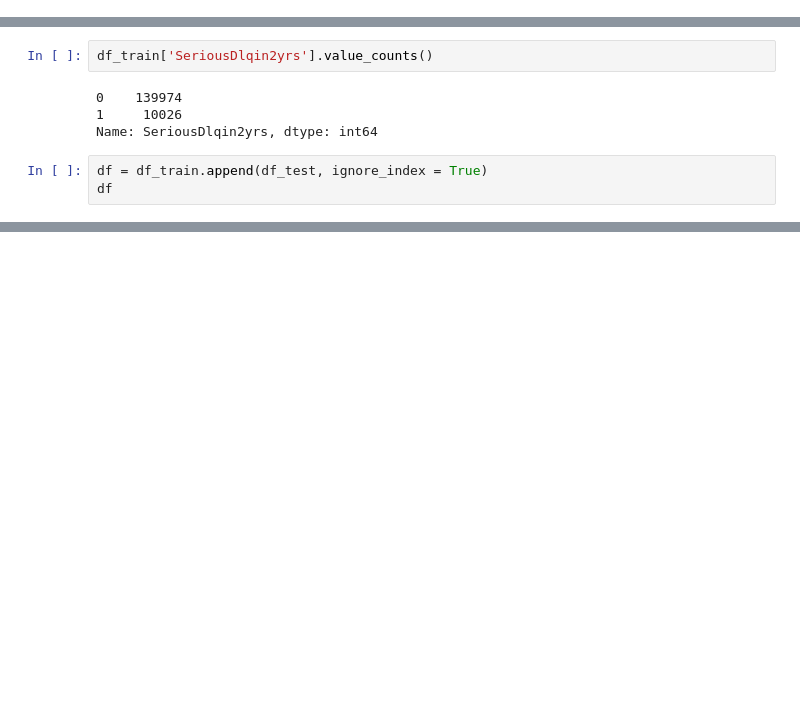
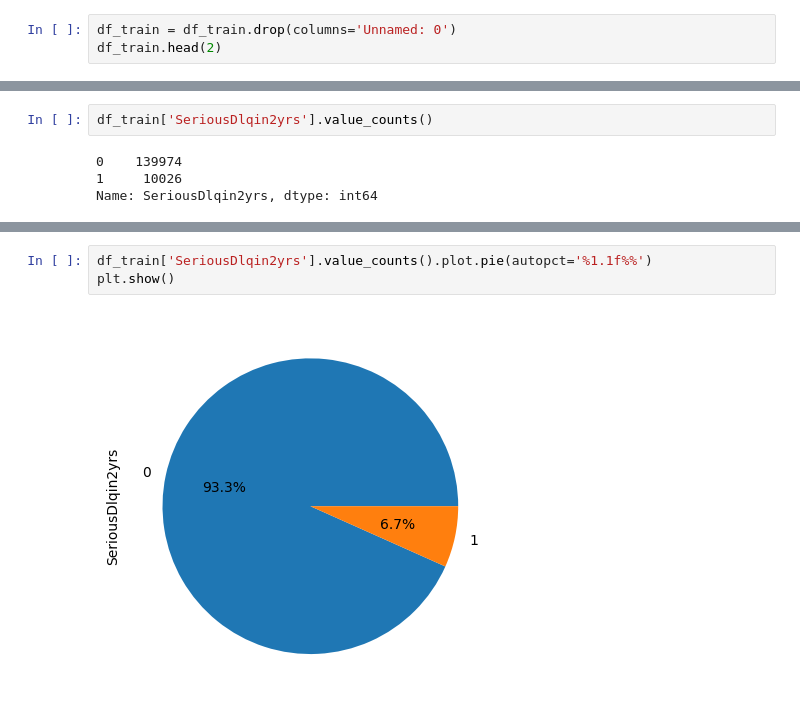
Before and after one commit to Merc1337/Credit-Scoring, a Jupyter notebook: Course_paperwork.ipynb, the cells around one changed output, grey strips where cells are left out. Saved outputs shown, nothing was run; the diff lists cells and outputs as text; blank space fills up the shorter version.

```diff
--- a/Course_paperwork.ipynb
+++ b/Course_paperwork.ipynb
@@ -69,0 +60,3 @@ dtype: int64
+# %%
+df_train = df_train.drop(columns='Unnamed: 0')
+df_train.head(2)
@@ -73,6 +82,3 @@ df_train['SeriousDlqin2yrs'].value_counts()
 0    139974
 1     10026
 Name: SeriousDlqin2yrs, dtype: int64
-# %%
-df = df_train.append(df_test, ignore_index = True)
-df
@@ -326,0 +85,5 @@ Wall time: 22.4 s
+# %%
+df_train['SeriousDlqin2yrs'].value_counts().plot.pie(autopct='%1.1f%%')
+plt.show()
+# %% [output]
+[figure, added]
```
Also changed, not shown: parts of 85 cells of this notebook.
